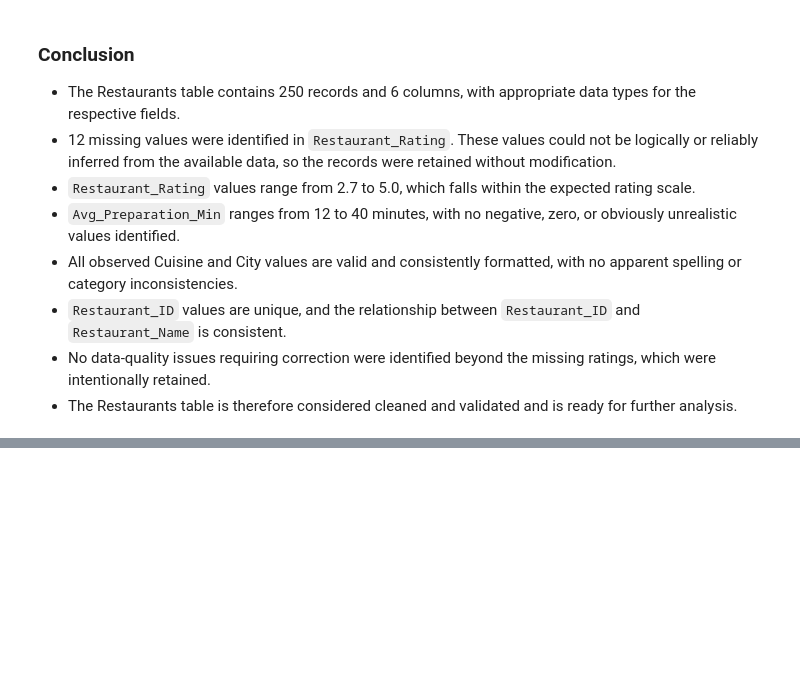
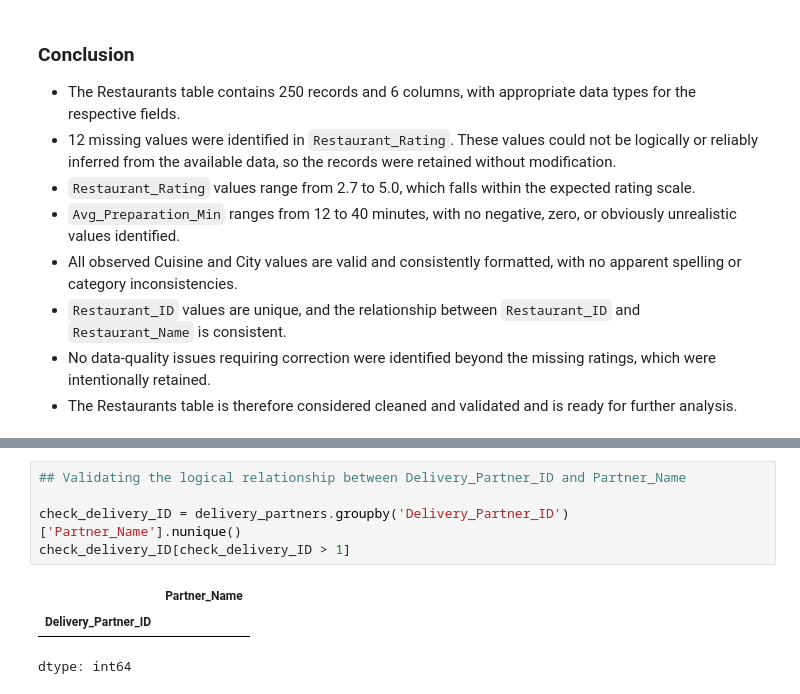
Before and after one commit to saradlakandri/Food-Delivery-Operations-Customer-Analytics, a Jupyter notebook: Python/Food_Delivery_Operations_Customer_Analytics.ipynb, the cells around one changed output, grey strips where cells are left out. Cells and saved outputs as stored; diff of their text form; blank space fills up the shorter version.

```diff
--- a/Python/Food_Delivery_Operations_Customer_Analytics.ipynb
+++ b/Python/Food_Delivery_Operations_Customer_Analytics.ipynb
@@ -1201,0 +1331,9 @@ No. of duplicate value under ID columns is:  0
+# %%
+## Validating the logical relationship between Delivery_Partner_ID and Partner_Name
+
+check_delivery_ID = delivery_partners.groupby('Delivery_Partner_ID')['Partner_Name'].nunique()
+check_delivery_ID[check_delivery_ID > 1]
+# %% [output]
+|  | Partner_Name |
+| Delivery_Partner_ID |  |
+dtype: int64
```
Also changed, not shown: parts of 16 cells of this notebook.
